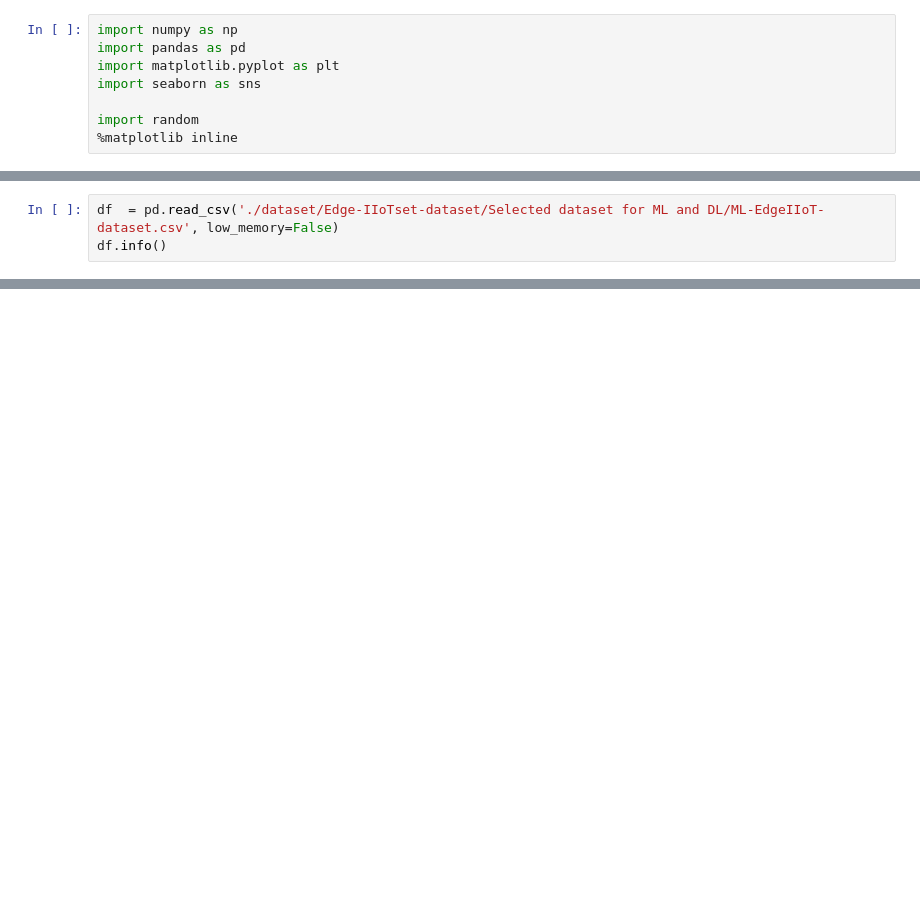
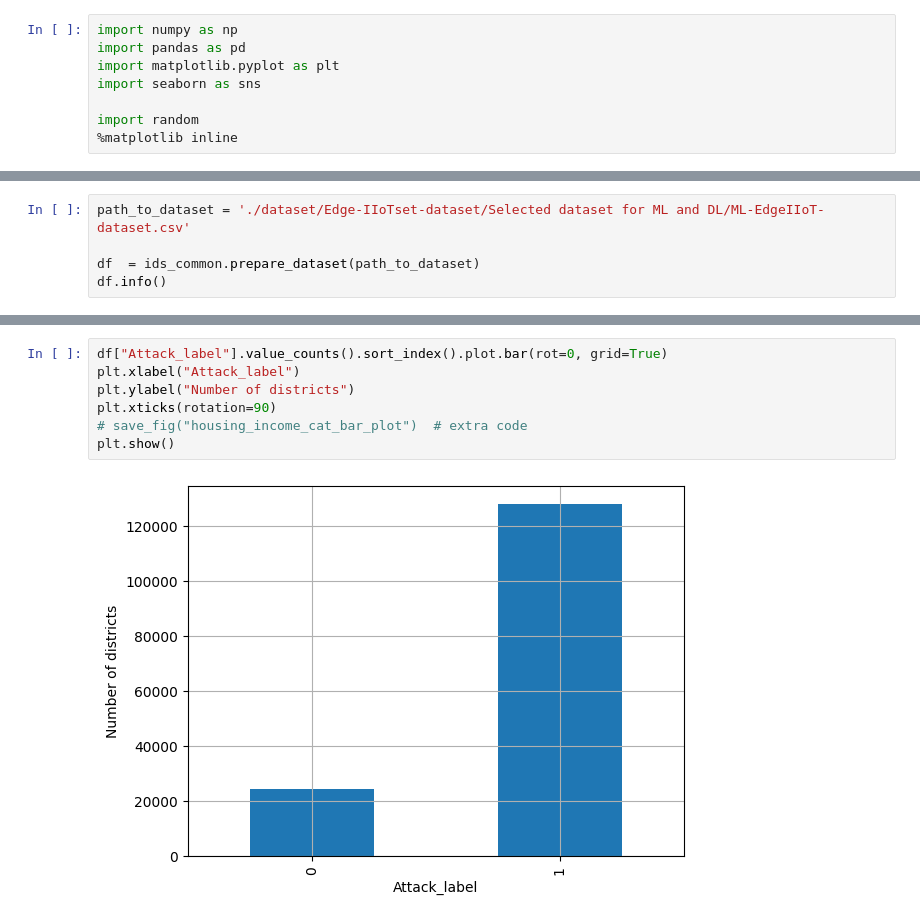
Before and after one commit to pro1710/ids, a Jupyter notebook: ds_exploration.ipynb, the cells around one changed output, grey strips where cells are left out. Drawn from its saved outputs; the diff is of its cells as text; blank space fills up the shorter version.

```diff
--- a/ds_exploration.ipynb
+++ b/ds_exploration.ipynb
@@ -9,4 +83,6 @@ import random
 # %%
-df  = pd.read_csv('./dataset/Edge-IIoTset-dataset/Selected dataset for ML and DL/ML-EdgeIIoT-dataset.csv', low_memory=False)
+path_to_dataset = './dataset/Edge-IIoTset-dataset/Selected dataset for ML and DL/ML-EdgeIIoT-dataset.csv'
+
+df  = ids_common.prepare_dataset(path_to_dataset)
 df.info()
 # %% [output]
@@ -86,0 +131,9 @@ Length: 63, dtype: int64
+# %%
+df["Attack_label"].value_counts().sort_index().plot.bar(rot=0, grid=True)
+plt.xlabel("Attack_label")
+plt.ylabel("Number of districts")
+plt.xticks(rotation=90)
+# save_fig("housing_income_cat_bar_plot")  # extra code
+plt.show()
+# %% [output]
+[figure, added]
```
Also changed, not shown: parts of 11 cells of this notebook, 3 other files.
